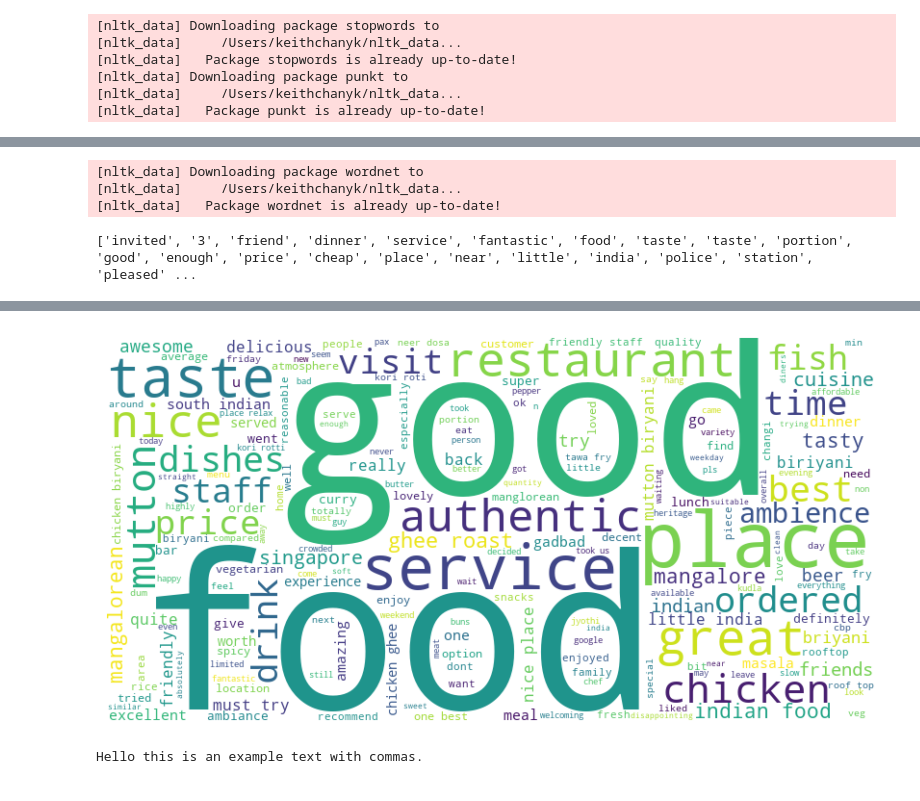
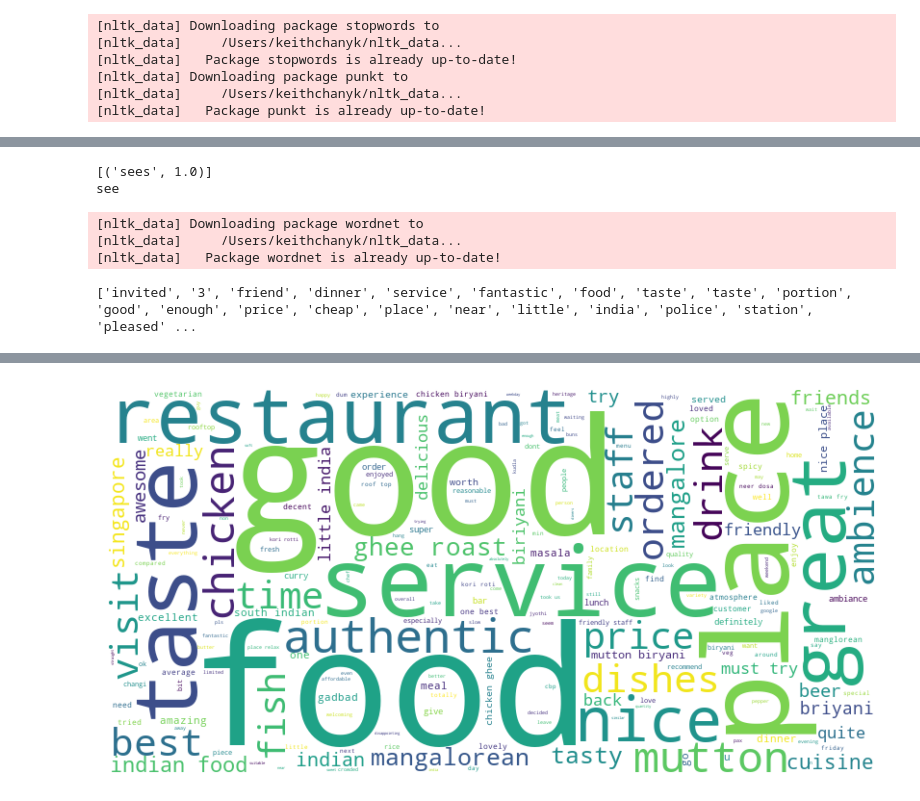
Before and after one commit to yourlaststraw/is434_heritageone, a Jupyter notebook: Wordcloud and Frequency_Keith.ipynb, the cells around one changed output, grey strips where cells are left out. Drawn from its saved outputs; the diff is of its cells as text; code cells hidden in the pictures.

Commit message:
Update Wordcloud and Frequency_Keith.ipynb
Finalised Wordcloud with bigram and unigram

```diff
--- a/Wordcloud and Frequency_Keith.ipynb
+++ b/Wordcloud and Frequency_Keith.ipynb
@@ -44,7 +56,7 @@ description_text = " ".join(descriptions)
 # Step 3: Preprocess the text (lowercase, remove punctuation)
 description_text = description_text.lower()
 description_text = description_text.translate(str.maketrans('', '', string.punctuation))
-description_text = description_text.replace(",", " ")
+description_text = description_text.replace("‚", " ")
 
 
 description_text
@@ -109,4 +114,19 @@ words
  'one',
  'best',
  ...]
+# %%
+from textblob import Word
+# CHECKER FOR LEMMATIZATION
+
+# Create a Word object for demonstration
+word = Word('sees')
+
+# Check if a word is correct
+print(word.spellcheck())
+
+# Get the base form of a word
+print(word.lemmatize())
+# %% [output]
+[('sees', 1.0)]
+see
 # %%
@@ -196,21 +209,13 @@ df.to_csv("word_frequencies.csv", index=False)
 # %%
 # Step 4: Generate the word cloud, removing stop words
 wordcloud = WordCloud(width=800, height=400, background_color='white').generate(description_text)
 
 # Step 5: Display the word cloud
 plt.figure(figsize=(10, 5))
 plt.imshow(wordcloud, interpolation='bilinear')
 plt.axis("off")  # Hide the axes
+wordcloud_image_path = "wordcloud.png"  # Define the file name and path
+plt.savefig(wordcloud_image_path, format="png")  # Save as PNG, you could also use JPEG
 plt.show()
 # %% [output]
-[figure, old version]
+[figure, new version]
-# %%
-# Define your text
-text = "Hello, this is an example text, with commas."
-
-# Remove commas
-text_without_commas = text.replace(",", "")
-
-print(text_without_commas)
-# %% [output]
-Hello this is an example text with commas.
```
Also changed, not shown: parts of 6 cells of this notebook.
